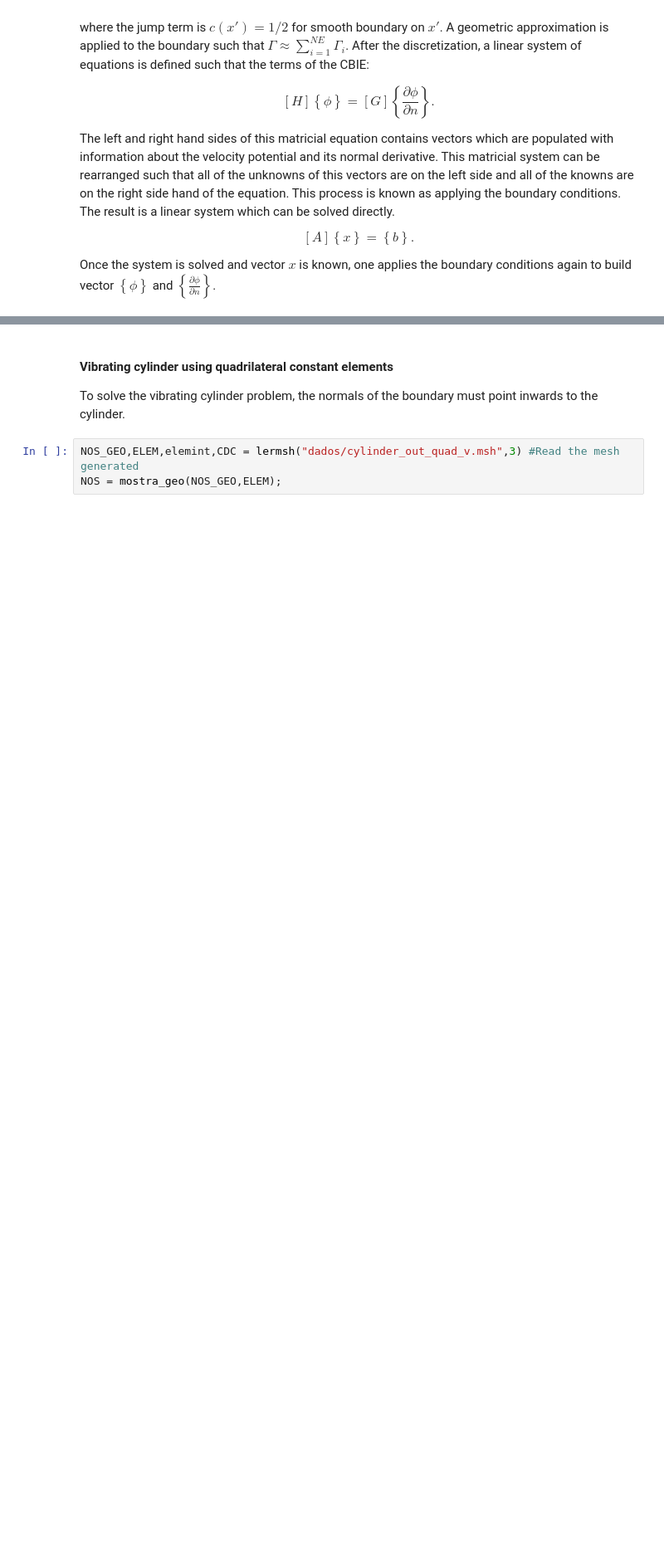
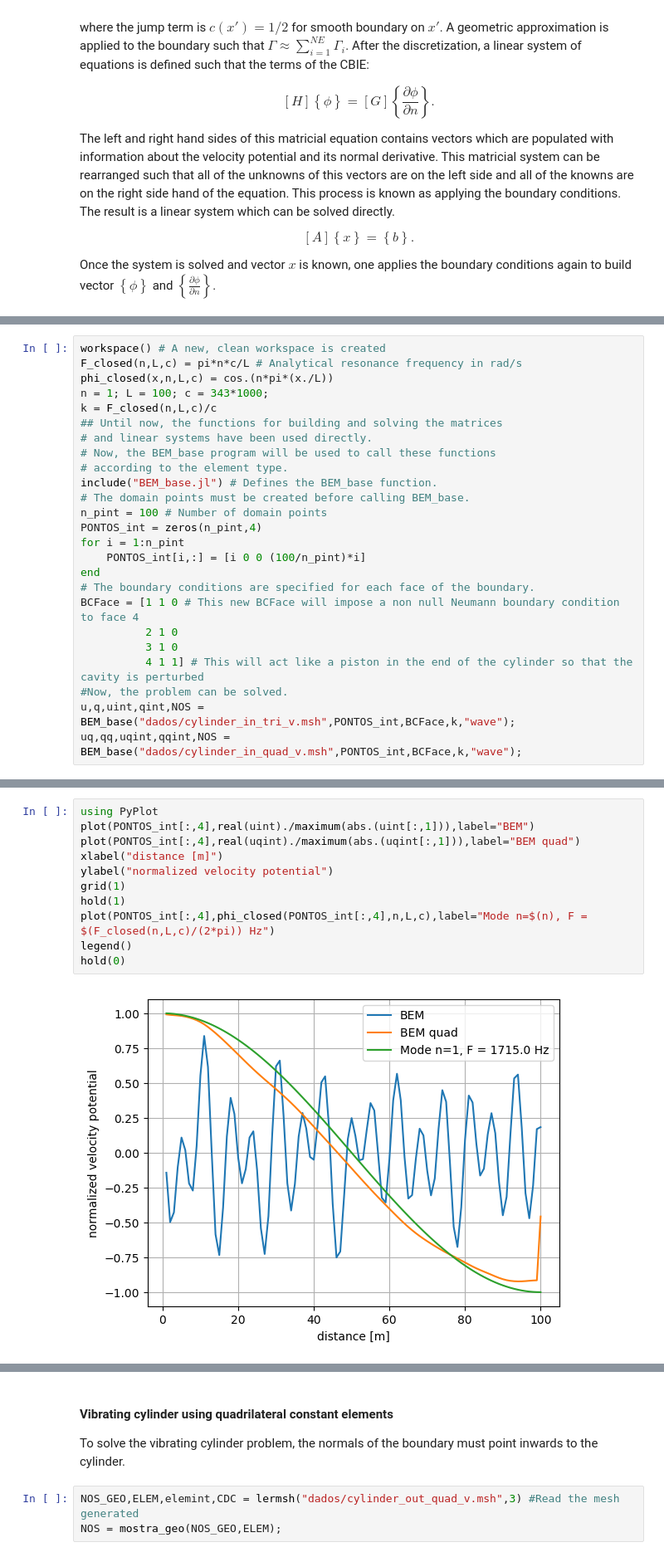
Before and after one commit to alvarocafe/BB, a Jupyter notebook: note_BEM.ipynb, the cells around one changed output, grey strips where cells are left out. Shown at 83% size. Drawn from its saved outputs; the diff is of its cells as text; blank space fills up the shorter version.

Commit message:
BEM_base changes and vibrating cylinder validation in progress.

```diff
--- a/note_BEM.ipynb
+++ b/note_BEM.ipynb
@@ -125,0 +133,25 @@ PyObject <matplotlib.legend.Legend object at 0x...>
+# %%
+workspace() # A new, clean workspace is created
+F_closed(n,L,c) = pi*n*c/L # Analytical resonance frequency in rad/s
+phi_closed(x,n,L,c) = cos.(n*pi*(x./L))
+n = 1; L = 100; c = 343*1000;
+k = F_closed(n,L,c)/c
+## Until now, the functions for building and solving the matrices
+# and linear systems have been used directly.
+# Now, the BEM_base program will be used to call these functions
+# according to the element type.
+include("BEM_base.jl") # Defines the BEM_base function.
+# The domain points must be created before calling BEM_base.
+n_pint = 100 # Number of domain points
+PONTOS_int = zeros(n_pint,4)
+for i = 1:n_pint
+	PONTOS_int[i,:] = [i 0 0 (100/n_pint)*i]
+end
+# The boundary conditions are specified for each face of the boundary.
+BCFace = [1 1 0 # This new BCFace will impose a non null Neumann boundary condition to face 4
+          2 1 0
+          3 1 0
+          4 1 1] # This will act like a piston in the end of the cylinder so that the cavity is perturbed
+#Now, the problem can be solved.
+u,q,uint,qint,NOS = BEM_base("dados/cylinder_in_tri_v.msh",PONTOS_int,BCFace,k,"wave");
+uq,qq,uqint,qqint,NOS = BEM_base("dados/cylinder_in_quad_v.msh",PONTOS_int,BCFace,k,"wave");
@@ -125,0 +178,13 @@ PyObject <matplotlib.legend.Legend object at 0x...>
+# %%
+using PyPlot
+plot(PONTOS_int[:,4],real(uint)./maximum(abs.(uint[:,1])),label="BEM")
+plot(PONTOS_int[:,4],real(uqint)./maximum(abs.(uqint[:,1])),label="BEM quad")
+xlabel("distance [m]")
+ylabel("normalized velocity potential")
+grid(1)
+hold(1)
+plot(PONTOS_int[:,4],phi_closed(PONTOS_int[:,4],n,L,c),label="Mode n=$(n), F = $(F_closed(n,L,c)/(2*pi)) Hz")
+legend()
+hold(0)
+# %% [output]
+[figure, added]
```
Also changed, not shown: parts of 12 cells of this notebook, 9 other files.
